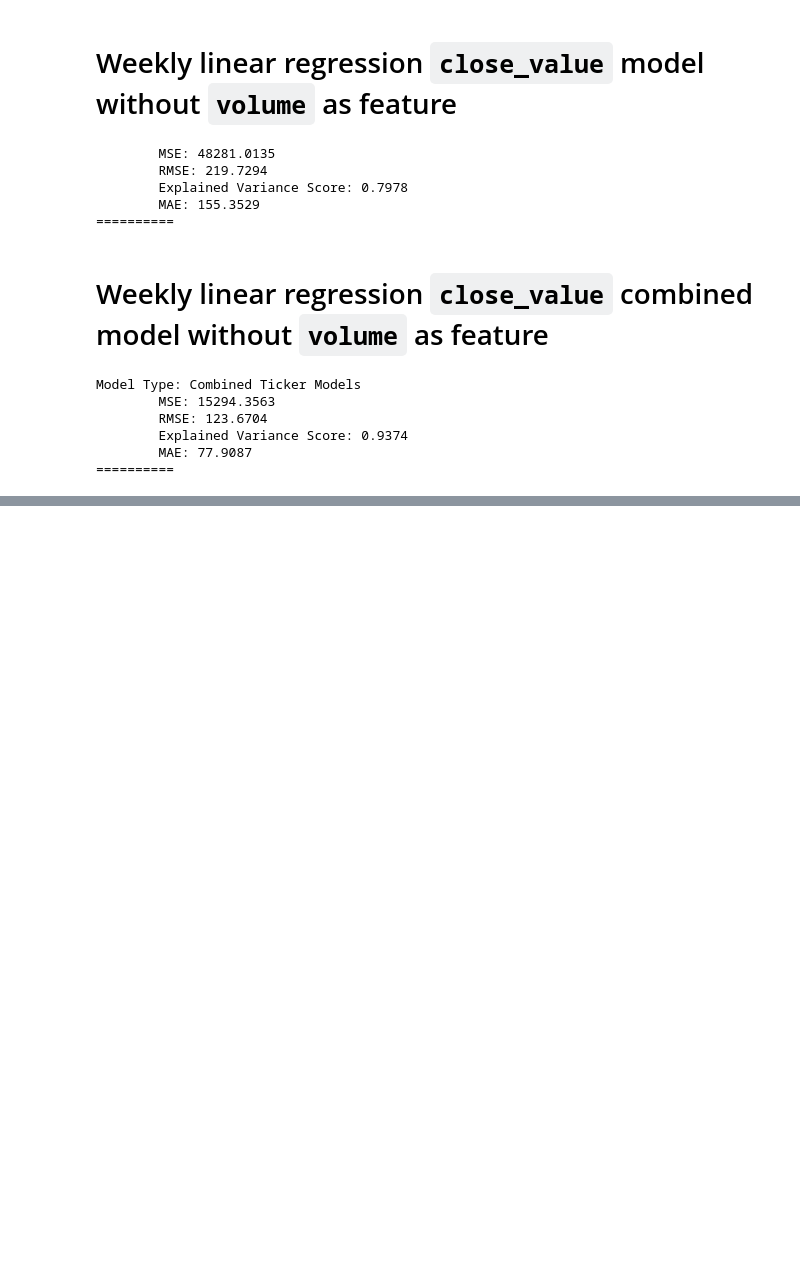
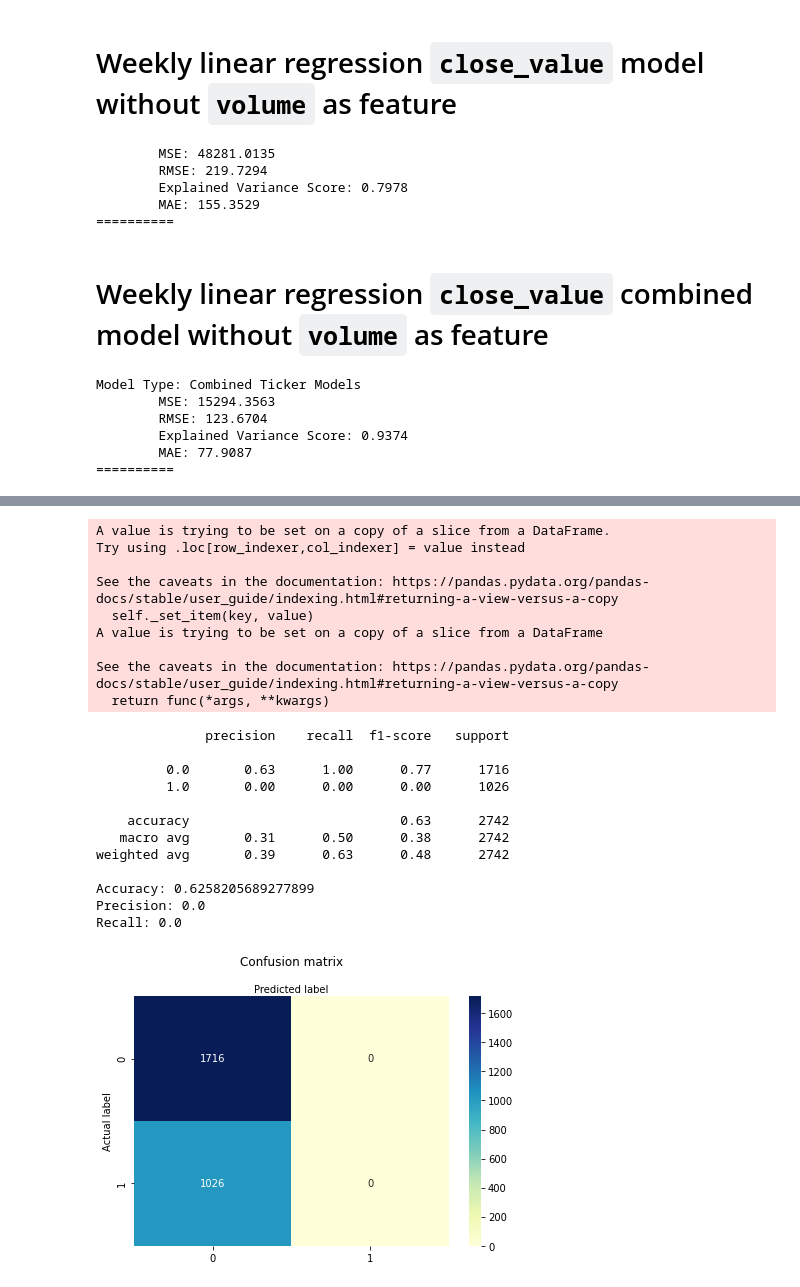
Before and after one commit to heatherpieszala/w207_final_project, a Jupyter notebook: w207_final_project/models/peletz_modeling.ipynb, the cells around one changed output, grey strips where cells are left out. Drawn from its saved outputs; the diff is of its cells as text; code cells hidden in the pictures; blank space fills up the shorter version.

```diff
--- a/w207_final_project/models/peletz_modeling.ipynb
+++ b/w207_final_project/models/peletz_modeling.ipynb
@@ -244,0 +287,25 @@ Model Type: Combined Ticker Models
+# %%
+def get_classification_metrics(current_y_test, current_y_pred, current_X_test, logreg=None):
+    y_test, y_pred, X_test = current_y_test, current_y_pred, current_X_test
+    if logreg:
+        print('Accuracy of logistic regression classifier on test set: {:.2f}'.format(logreg.score(X_test, y_test)))
+    cnf_matrix = metrics.confusion_matrix(y_test, y_pred)
+
+    class_names=[0,1] # name  of classes
+    fig, ax = plt.subplots()
+    tick_marks = np.arange(len(class_names))
+    plt.xticks(tick_marks, class_names)
+    plt.yticks(tick_marks, class_names)
+    # create heatmap
+    sns.heatmap(pd.DataFrame(cnf_matrix), annot=True, cmap="YlGnBu" ,fmt='g')
+    ax.xaxis.set_label_position("top")
+    plt.tight_layout()
+    plt.title('Confusion matrix', y=1.1)
+    plt.ylabel('Actual label')
+    plt.xlabel('Predicted label')
+
+    print(classification_report(y_test, y_pred))
+
+    print("Accuracy:",metrics.accuracy_score(y_test, y_pred))
+    print("Precision:",metrics.precision_score(y_test, y_pred))
+    print("Recall:",metrics.recall_score(y_test, y_pred))
@@ -244,0 +421,25 @@ Model Type: Combined Ticker Models
+# %%
+build_logistic_regression_model_two()
+# %% [output]
+A value is trying to be set on a copy of a slice from a DataFrame.
+Try using .loc[row_indexer,col_indexer] = value instead
+
+See the caveats in the documentation: https://pandas.pydata.org/pandas-docs/stable/user_guide/indexing.html#returning-a-view-versus-a-copy
+  self._set_item(key, value)
+A value is trying to be set on a copy of a slice from a DataFrame
+
+See the caveats in the documentation: https://pandas.pydata.org/pandas-docs/stable/user_guide/indexing.html#returning-a-view-versus-a-copy
+  return func(*args, **kwargs)
+              precision    recall  f1-score   support
+
+         0.0       0.63      1.00      0.77      1716
+         1.0       0.00      0.00      0.00      1026
+
+    accuracy                           0.63      2742
+   macro avg       0.31      0.50      0.38      2742
+weighted avg       0.39      0.63      0.48      2742
+
+Accuracy: 0.6258205689277899
+Precision: 0.0
+Recall: 0.0
+[figure, added]
```
Also changed, not shown: parts of 15 cells of this notebook.
